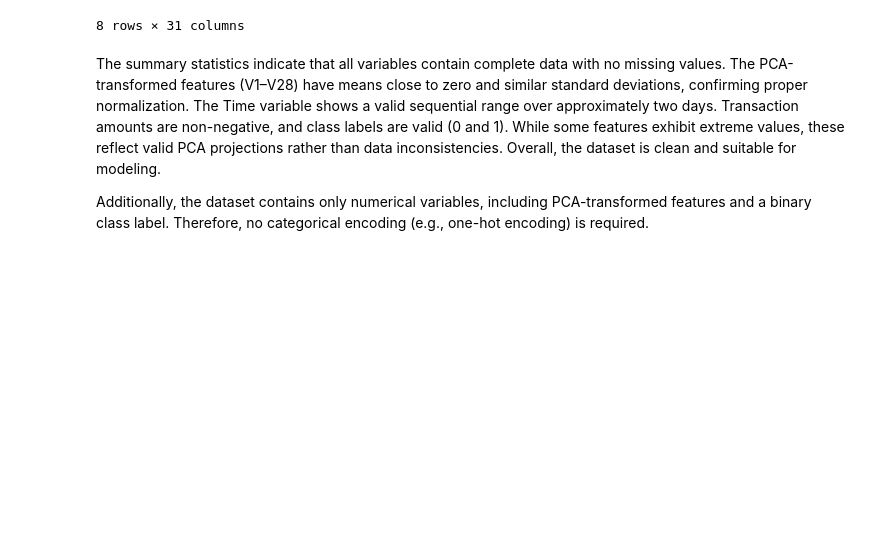
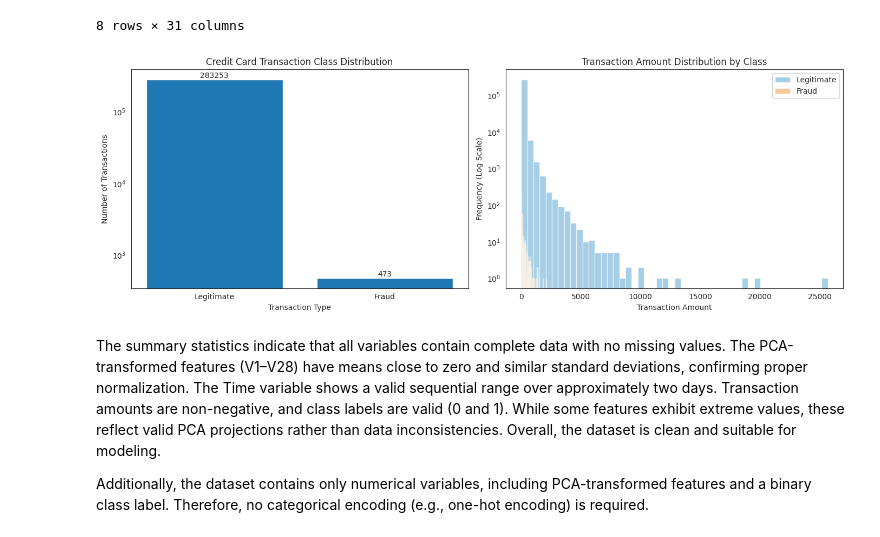
Before and after one commit to dho053-bu/Milestone-3-DX699, a Jupyter notebook: OMDS-ModB2-Week2-Ho-David.ipynb, the cells around one changed output. Cells and saved outputs as stored; diff of their text form; code cells hidden in the pictures; blank space fills up the shorter version.

```diff
--- a/OMDS-ModB2-Week2-Ho-David.ipynb
+++ b/OMDS-ModB2-Week2-Ho-David.ipynb
@@ -156,6 +156,59 @@ fraud_df.describe()
 | 75% | 139298.000000 | 1.316068 | 0.800283 | 1.026960 | 0.739647 | 0.612218 | 0.396792 | 0.570474 | 0.325704 | 0.595977 | ... | ... |
 | max | 172792.000000 | 2.454930 | 22.057729 | 9.382558 | 16.875344 | 34.801666 | 73.301626 | 120.589494 | 20.007208 | 15.594995 | ... | ... |
 8 rows × 31 columns
+# %%
+import matplotlib.pyplot as plt
+import seaborn as sns
+
+sns.set_style("white")
+
+# Create readable labels
+fraud_df["TransactionType"] = fraud_df["Class"].map({0: "Legitimate", 1: "Fraud"})
+
+# Create side-by-side plots
+fig, axes = plt.subplots(1, 2, figsize=(14,5))
+
+# -----------------------
+# Graph 1: Class Distribution
+# -----------------------
+class_counts = fraud_df["TransactionType"].value_counts().reindex(["Legitimate","Fraud"])
+
+bars = axes[0].bar(class_counts.index, class_counts.values, color="#1f77b4")
+
+axes[0].set_title("Credit Card Transaction Class Distribution")
+axes[0].set_xlabel("Transaction Type")
+axes[0].set_ylabel("Number of Transactions")
+axes[0].set_yscale("log")
+
+# Add count labels
+for bar, value in zip(bars, class_counts.values):
+    axes[0].text(
+        bar.get_x() + bar.get_width()/2,
+        value,
+        f"{value}",
+        ha="center",
+        va="bottom"
+    )
+
+# -----------------------
+# Graph 2: Amount Distribution by Class
+# -----------------------
+legit = fraud_df[fraud_df["Class"] == 0]["Amount"]
+fraud = fraud_df[fraud_df["Class"] == 1]["Amount"]
+
+axes[1].hist(legit, bins=50, alpha=0.6, label="Legitimate", color="#6baed6")
+axes[1].hist(fraud, bins=50, alpha=0.6, label="Fraud", color="#f4a259")
+
+axes[1].set_title("Transaction Amount Distribution by Class")
+axes[1].set_xlabel("Transaction Amount")
+axes[1].set_ylabel("Frequency (Log Scale)")
+axes[1].set_yscale("log")
+axes[1].legend()
+
+plt.tight_layout()
+plt.show()
+# %% [output]
+[figure, added]
 # %% [markdown]
 The summary statistics indicate that all variables contain complete data with no missing values. The PCA-transformed features (V1–V28) have means close to zero and similar standard deviations, confirming proper normalization. The Time variable shows a valid sequential range over approximately two days. Transaction amounts are non-negative, and class labels are valid (0 and 1). While some features exhibit extreme values, these reflect valid PCA projections rather than data inconsistencies. Overall, the dataset is clean and suitable for modeling.
 
```
